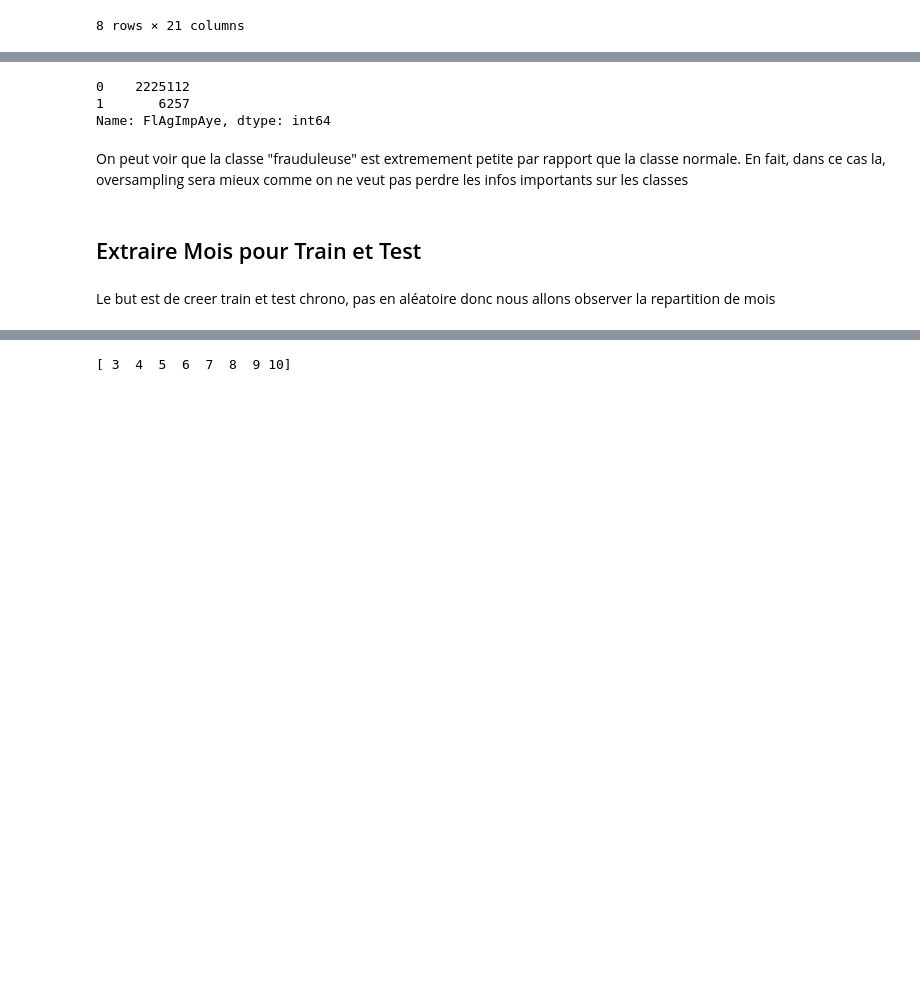
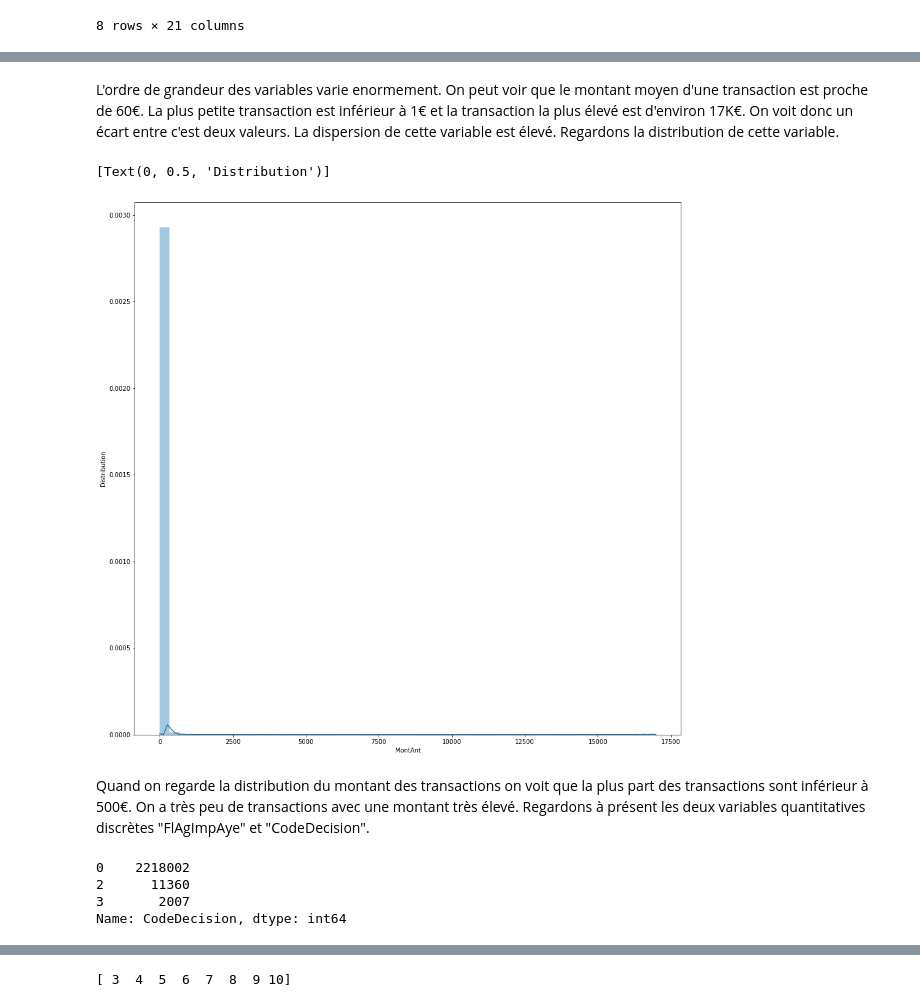
Before and after one commit to hoangkhanh2510/Fraud, a Jupyter notebook: BIG DATA.ipynb, the cells around one changed output, grey strips where cells are left out. Cells and saved outputs as stored; diff of their text form; code cells hidden in the pictures; blank space fills up the shorter version.

```diff
--- a/BIG DATA.ipynb
+++ b/BIG DATA.ipynb
@@ -179,12 +169,22 @@ Il y a 0 null values
-# %%
-pd.value_counts(df['FlAgImpAye'])
-# %% [output]
-0    2225112
-1       6257
-Name: FlAgImpAye, dtype: int64
-# %% [markdown]
-On peut voir que la classe "frauduleuse" est extremement petite par rapport que la classe normale. En fait, dans ce cas la, oversampling sera mieux comme on ne veut pas perdre les infos importants sur les classes
-# %% [markdown]
-## Extraire Mois pour Train et Test
-# %% [markdown]
-Le but est de creer train et test chrono, pas en aléatoire donc nous allons observer la repartition de mois
+# %% [markdown]
+L'ordre de grandeur des variables varie enormement.
+On peut voir que le montant moyen d'une transaction est proche de 60€. La plus petite transaction est inférieur à 1€ et la transaction la plus élevé est d'environ 17K€. On voit donc un écart entre c'est deux valeurs. La dispersion de cette variable est élevé. Regardons la distribution de cette variable.
+# %%
+#Distribution de la variable Montant
+plt.figure(figsize=(16, 16))
+ax = sns.distplot(df["MontAnt"])
+ax.set(ylabel="Distribution")
+# %% [output]
+[Text(0, 0.5, 'Distribution')]
+[figure, added]
+# %% [markdown]
+Quand on regarde la distribution du montant des transactions on voit que la plus part des transactions sont inférieur à 500€. On a très peu de transactions avec une montant très élevé.
+Regardons à présent les deux variables quantitatives discrètes "FlAgImpAye" et "CodeDecision".
+# %%
+#Répartion de la variable CodeDecision
+pd.value_counts(df['CodeDecision'])
+# %% [output]
+0    2218002
+2      11360
+3       2007
+Name: CodeDecision, dtype: int64
```
Also changed, not shown: parts of 35 cells of this notebook.
